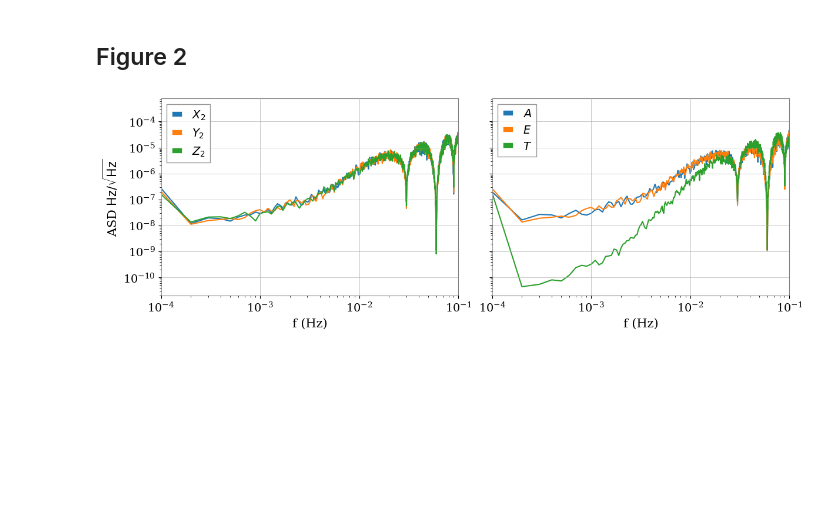
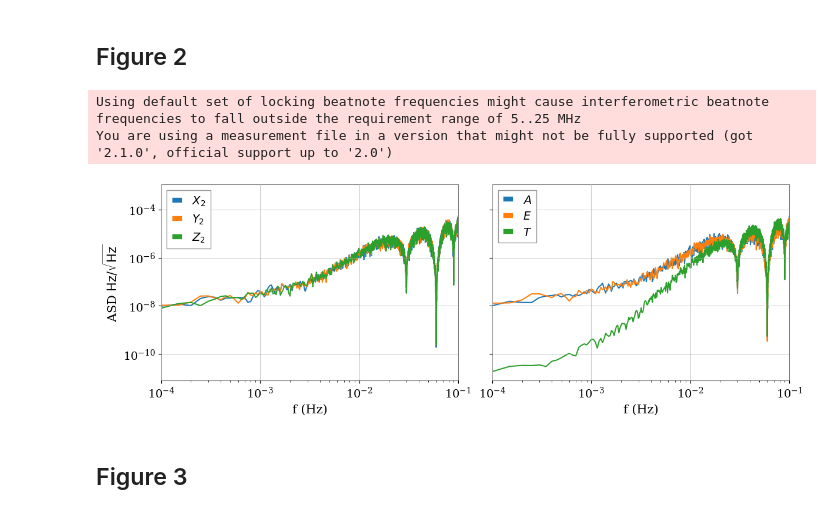
Before and after one commit to AryamannRao/LISAGlitchSignalClassifier, a Jupyter notebook: src/notebooks/figure_generator.ipynb, the cells around one changed output. Saved outputs shown, nothing was run; the diff lists cells and outputs as text; code cells hidden in the pictures; blank space fills up the shorter version.

```diff
--- a/src/notebooks/figure_generator.ipynb
+++ b/src/notebooks/figure_generator.ipynb
@@ -65,35 +84,64 @@ plt.show()
 [figure]
 # %% [markdown]
 ## Figure 2
+# %%
+with h5py.File(orbits_path, 'r') as orb:
+    orb_t0 = orb.attrs['t0']
+    orb_size = orb.attrs['size']
+    orb_dt = orb.attrs['dt']
+
+pipe = {'t0': orb_t0 + orb_size*orb_dt/2, 'dt': 0.25,'size': int(15 * 3600 / 0.25),
+        't_inj': 5 * 3600, 'keep_noises': ['test-mass', 'oms']}
+
+glitches, gws = [], []
+
+run_simulation(gws, glitches, pipe,
+                None, None, orbits_path,
+                simulation_path,
+                disable_noise=pipe['keep_noises'])
+tdi_dict = run_tdi(simulation_path, pipe)
+
+X, Y, Z = tdi_dict['X'].value, tdi_dict['Y'].value, tdi_dict['Z'].value
+A = (Z - X)/np.sqrt(2)
+E = (X - 2*Y + Z)/np.sqrt(6)
+T = (X + Y + Z)/np.sqrt(3)
+# %% [output]
+Using default set of locking beatnote frequencies might cause interferometric beatnote frequencies to fall outside the requirement range of 5..25 MHz
+You are using a measurement file in a version that might not be fully supported (got '2.1.0', official support up to '2.0')
 # %%
-SX_sim = np.load(PSD_PATH / 'psd_X.npz')
-SY_sim = np.load(PSD_PATH / 'psd_Y.npz')
-SZ_sim = np.load(PSD_PATH / 'psd_Z.npz')
+nperseg = 2e4/pipe['dt']
+noverlap = None
 
-SA_sim = np.load(PSD_PATH / 'psd_A.npz')
-SE_sim = np.load(PSD_PATH / 'psd_E.npz')
-ST_sim = np.load(PSD_PATH / 'psd_T.npz')
+SX_sim = estimate_psd(X, 1/pipe['dt'], nperseg=nperseg, noverlap=noverlap)
+SY_sim = estimate_psd(Y, 1/pipe['dt'], nperseg=nperseg, noverlap=noverlap)
+SZ_sim = estimate_psd(Z, 1/pipe['dt'], nperseg=nperseg, noverlap=noverlap)
+
+SA_sim = estimate_psd(A, 1/pipe['dt'], nperseg=nperseg, noverlap=noverlap)
+SE_sim = estimate_psd(E, 1/pipe['dt'], nperseg=nperseg, noverlap=noverlap)
+ST_sim = estimate_psd(T, 1/pipe['dt'], nperseg=nperseg, noverlap=noverlap)
 
 fig, axes = plt.subplots(1, 2, figsize=(12, 4), sharey=True, constrained_layout=True)
 
-axes[0].loglog(SX_sim['f_psd'], np.sqrt(SX_sim['psd']), label='$X_2$')
-axes[0].loglog(SY_sim['f_psd'], np.sqrt(SY_sim['psd']), label='$Y_2$')
-axes[0].loglog(SZ_sim['f_psd'], np.sqrt(SZ_sim['psd']), label='$Z_2$')
+axes[0].loglog(SX_sim[0], np.sqrt(SX_sim[1]), label='$X_2$')
+axes[0].loglog(SY_sim[0], np.sqrt(SY_sim[1]), label='$Y_2$')
+axes[0].loglog(SZ_sim[0], np.sqrt(SZ_sim[1]), label='$Z_2$')
 
-axes[1].loglog(SA_sim['f_psd'], np.sqrt(SA_sim['psd']), label='$A$')
-axes[1].loglog(SE_sim['f_psd'], np.sqrt(SE_sim['psd']), label='$E$')
-axes[1].loglog(ST_sim['f_psd'], np.sqrt(ST_sim['psd']), label='$T$')
+axes[1].loglog(SA_sim[0], np.sqrt(SA_sim[1]), label='$A$')
+axes[1].loglog(SE_sim[0], np.sqrt(SE_sim[1]), label='$E$')
+axes[1].loglog(ST_sim[0], np.sqrt(ST_sim[1]), label='$T$')
 
 axes[0].set_xlabel('f (Hz)')
 axes[0].set_ylabel('ASD $\\text{Hz}/\sqrt{\\text{Hz}}$')
 axes[0].set_xlim(1e-4, 1e-1)
 axes[0].legend()
 
 axes[1].set_xlabel('f (Hz)')
 axes[1].set_xlim(1e-4, 1e-1)
 axes[1].legend()
 
 plt.savefig(FIGURES / 'noise_psd.png')
 plt.show()
 # %% [output]
-[figure, old version]
+[figure, new version]
+# %% [markdown]
+## Figure 3
```
Also changed, not shown: parts of 7 cells of this notebook, 6 other files.
